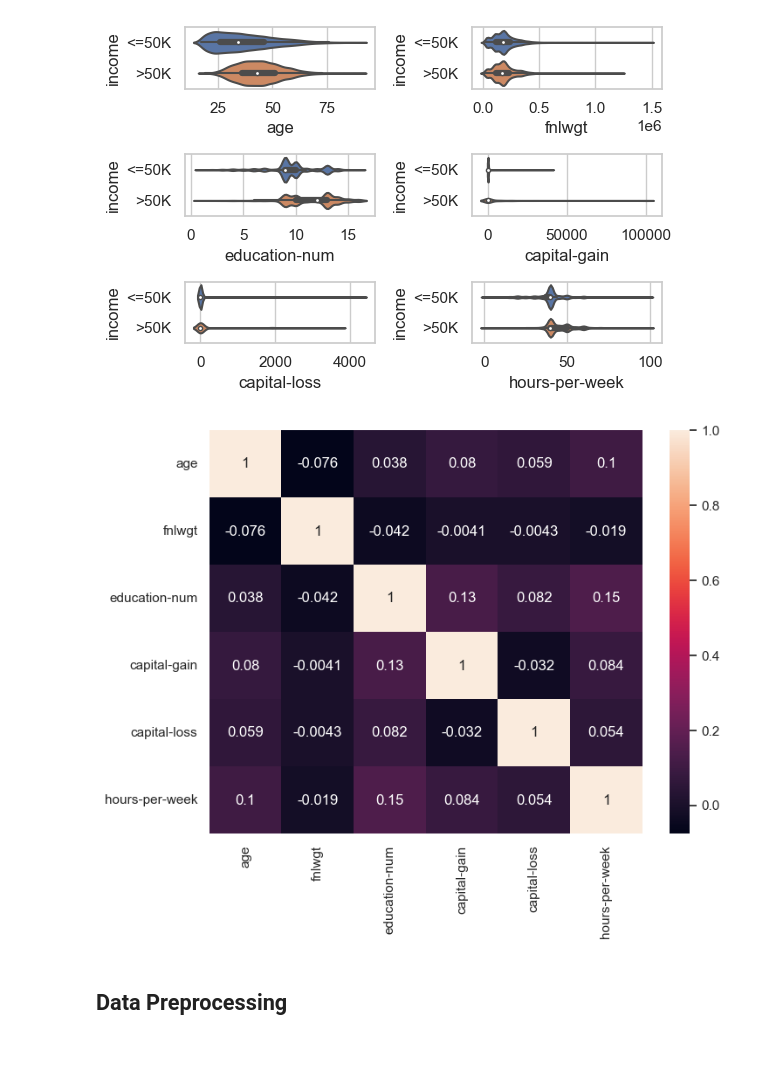
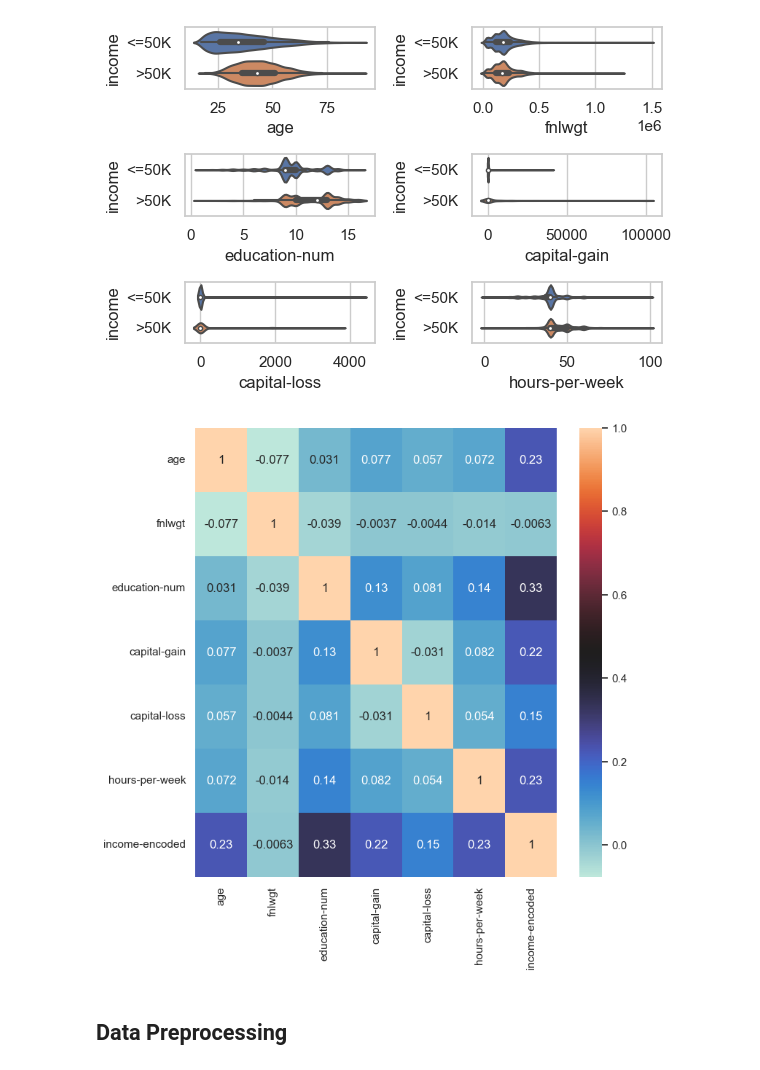
Before and after one commit to parsakzr/ytuce-datamining-project, a Jupyter notebook: notebook.ipynb, the cells around one changed output. Saved outputs shown, nothing was run; the diff lists cells and outputs as text; code cells hidden in the pictures.

Commit message:
added correlation and box plots

```diff
--- a/notebook.ipynb
+++ b/notebook.ipynb
@@ -47,16 +47,16 @@ Data columns (total 15 columns):
 dtypes: int64(6), object(9)
 memory usage: 5.6+ MB
 # %%
-# df['age'] = df['age'].astype('int64')
-# df['fnlwgt'] = df['fnlwgt'].astype('int64')
+# df['income'] has string values, a 0 1 encoding is used to convert it to numerical values
+df['income-encoded'] = df['income'].map({'<=50K': 0, '>50K': 1})
 
 cat_vars = list(df.select_dtypes(include=['object']).columns)
 num_vars = list(df.select_dtypes(include=np.number).columns)
 
+df_categorial = df[cat_vars]
+df_numerical = df[num_vars]
+
 print(f'{cat_vars=}') # cat_vars = ['workclass', 'education', ..., 'native-country', 'income']
 print(f'{num_vars=}') # num_vars = ['age', 'fnlwgt', 'capital-gain', 'capital-loss', 'hours-per-week']
-
-df_categorial = df[cat_vars]
-df_numerical = df[num_vars]
 # %% [output]
 cat_vars=['workclass', 'education', 'marital-status', 'occupation', 'relationship', 'race', 'sex', 'native-country', 'income']
@@ -245,17 +247,13 @@ plt.show()
 # %% [output]
 [figure]
 # %%
-# Correlation Heatmap
-plt.figure(figsize=(8, 6))
-
-corrmat = df.corr()
-top_corr_features = corrmat.index
-
-sns.heatmap(df[top_corr_features].corr(),annot=True)
+# plot correlation matrix
+plt.figure(figsize=(8, 8))
+sns.heatmap(df_numerical.corr(), annot=True, cmap='icefire')
 
 plt.show()
 # %% [output]
-[figure, old version]
+[figure, new version]
 # %% [markdown]
 ## Data Preprocessing
 # %%
```
Also changed, not shown: parts of 9 cells of this notebook, 2 other files.
